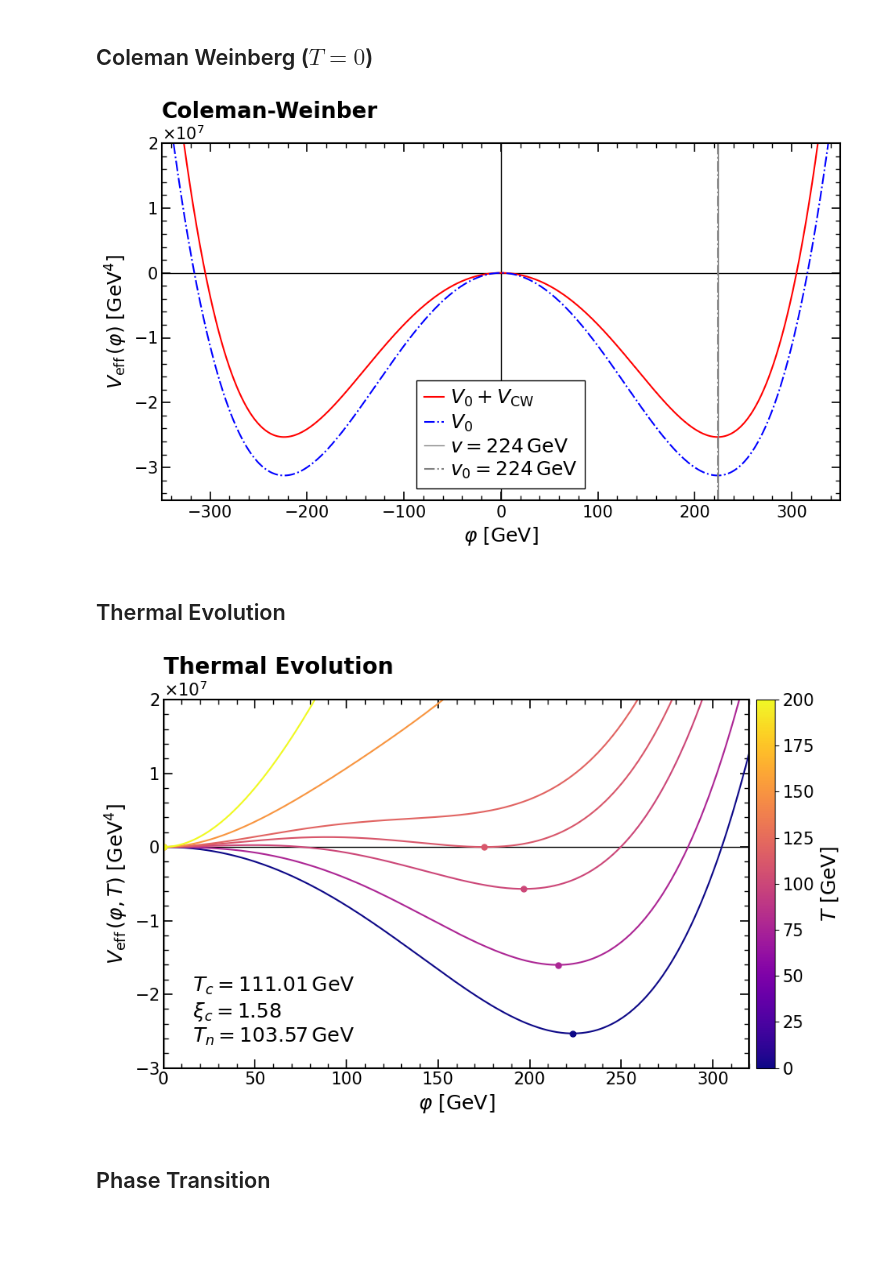
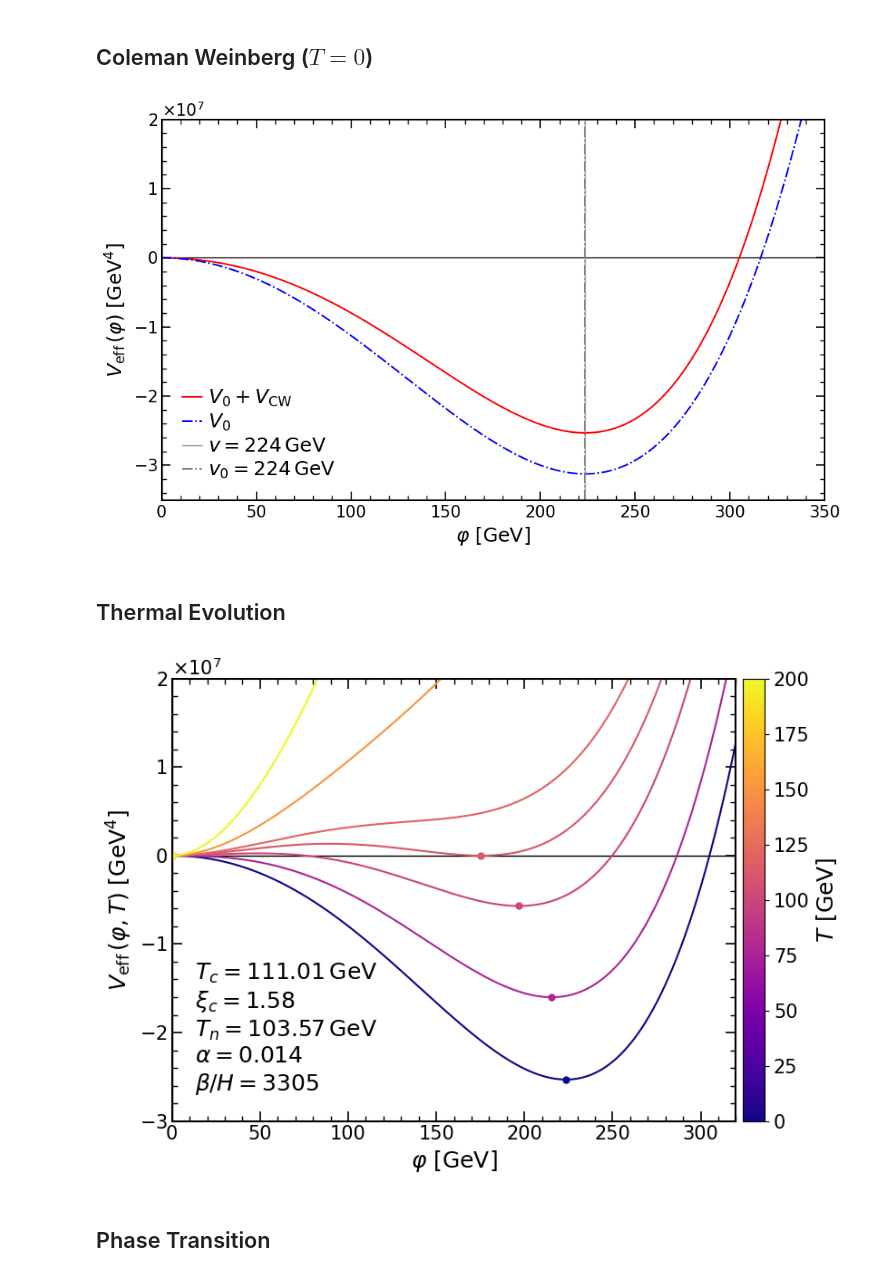
Before and after one commit to Diego-gt-phys/TFM-Repository, a Jupyter notebook: CosmoTransitions/Abelian_Analysis.ipynb, the cells around one changed output. Cells and saved outputs as stored; diff of their text form; code cells hidden in the pictures; blank space fills up the shorter version.

```diff
--- a/CosmoTransitions/Abelian_Analysis.ipynb
+++ b/CosmoTransitions/Abelian_Analysis.ipynb
@@ -69,7 +69,7 @@ ax.plot(phi_vals, V_tree-model.V0(np.array([[0.0]])), label=r'$V_0$', color='b',
 ax.axvline(v_num, label=rf'$v={float(np.squeeze(v_num)):.0f} \, \mathrm{{GeV}}$', color='gray', lw=1.0, ls='-', alpha=1)
 ax.axvline(v_tree, label=rf'$v_0={v_tree:.0f} \, \mathrm{{GeV}}$', color='gray', lw=1.5, ls='-.', alpha=1)
 
-ax.set_xlim(-350, 350)
+ax.set_xlim(0, 350)
 ax.set_ylim(-3.5e7,2e7)
 
 ax.set_xlabel(r'$\varphi$ $\left[\mathrm{GeV}\right]$', fontsize=18)
@@ -87,16 +87,16 @@ ax.tick_params(axis='both', which='minor', direction='in', length=4, width=1, la
 ax.minorticks_on()
 ax.tick_params(axis='x', which='major', pad=5)
 
-plt.legend(fontsize=18, frameon=True, fancybox=False, loc = "lower center", bbox_to_anchor=(0.5, 0.005),
-               ncol = 1, edgecolor="black", framealpha=1, labelspacing=0.2, handletextpad=0.3, handlelength=1, columnspacing=1)
+plt.legend(fontsize=18, frameon=True, fancybox=False, loc = "lower left", bbox_to_anchor=(0.005, 0.005),
+               ncol = 1, edgecolor="black", framealpha=0, labelspacing=0.2, handletextpad=0.3, handlelength=1, columnspacing=1)
 
-plt.title(r"Coleman-Weinber", loc='left', fontsize=20, fontweight='bold')
+#plt.title(r"Coleman-Weinber", loc='left', fontsize=20, fontweight='bold')
 plt.tight_layout()
-plt.savefig("figures\AbelianCT_CW.pdf", format="pdf", bbox_inches="tight")
+plt.savefig("figures\AbelianCT_CW.png", dpi=1000, bbox_inches="tight")
 
 plt.show()
 # %% [output]
-[figure, old version]
+[figure, new version]
 # %% [markdown]
 ## Thermal Evolution
 # %%
@@ -109,7 +109,7 @@ cmap  = plt.cm.plasma
 norm  = Normalize(vmin=0, vmax=T_vals.max())
 sm    = ScalarMappable(cmap=cmap, norm=norm)
 
-fig, ax = plt.subplots(figsize=(9.7, 6))
+fig, ax = plt.subplots(figsize=(8.5, 6))
 
 ax.axhline(0, color='k', lw=1, ls='-')
 ax.axvline(0, color='k', lw=1, ls='-')
@@ -128,38 +128,42 @@ for T in T_vals:
     V_min   = V[mask][idx]
     ax.plot(phi_min, V_min-model.Vtot(np.array([[0.0]]), T), 'o', color=color, ms=5)
 
 ax.set_xlim(0, 320)
 ax.set_ylim(-3e7,2e7)
 
 ax.set_xlabel(r'$\varphi$ $\left[\mathrm{GeV}\right]$', fontsize=18)
 ax.set_ylabel(r'$V_\mathrm{eff}\,(\varphi, T)$ $\left[\mathrm{GeV^4}\right]$', fontsize=18)
 
 ax.yaxis.set_major_formatter(ScalarFormatter(useMathText=True))
 ax.ticklabel_format(style='sci', axis='y', scilimits=(-2, 2))
 ax.yaxis.get_offset_text().set_fontsize(15)
 for spine in ax.spines.values():
     spine.set_linewidth(1.5)
 
 # Configure ticks
 ax.tick_params(axis='both', which='major', direction='in', length=8, width=1.2, labelsize=15, top=True, right=True)
 ax.tick_params(axis='both', which='minor', direction='in', length=4, width=1, labelsize=15, top=True, right=True)
 ax.minorticks_on()
 
 cbar = fig.colorbar(sm, ax=ax, pad=0.01)
 cbar.set_label(r'$T\ [\mathrm{GeV}]$', fontsize=18)
 cbar.ax.tick_params(labelsize=15)
 
 
-annotation = (rf"$T_c   = 111.01 \, \mathrm{{GeV}}$"  "\n"rf"$\xi_c = 1.58$" "\n"rf"$T_n = 103.57 \, \mathrm{{GeV}}$")
-ax.text(0.05, 0.25, annotation,transform=ax.transAxes,fontsize=18,verticalalignment='top',horizontalalignment='left')
+annotation = (rf"$T_c   = 111.01 \, \mathrm{{GeV}}$"
+              "\n"rf"$\xi_c = 1.58$"
+              "\n"rf"$T_n = 103.57 \, \mathrm{{GeV}}$"
+              "\n"rf"$\alpha=0.014$"
+              "\n"rf"$\beta/H = 3305$")
+ax.text(0.04, 0.36, annotation,transform=ax.transAxes,fontsize=18,verticalalignment='top',horizontalalignment='left')
 
-plt.title(r"Thermal Evolution", loc='left', fontsize=20, fontweight='bold')
+#plt.title(r"Thermal Evolution", loc='left', fontsize=20, fontweight='bold')
 plt.tight_layout()
-plt.savefig("figures\AbelianCT_Thermal.pdf", format="pdf", bbox_inches="tight")
+plt.savefig("figures\AbelianCT_Thermal.svg", format="svg", bbox_inches="tight")
 
 plt.show()
 # %% [output]
-[figure, old version]
+[figure, new version]
 # %% [markdown]
 ## Phase Transition
 # %%
```
Also changed, not shown: 10 other files.
